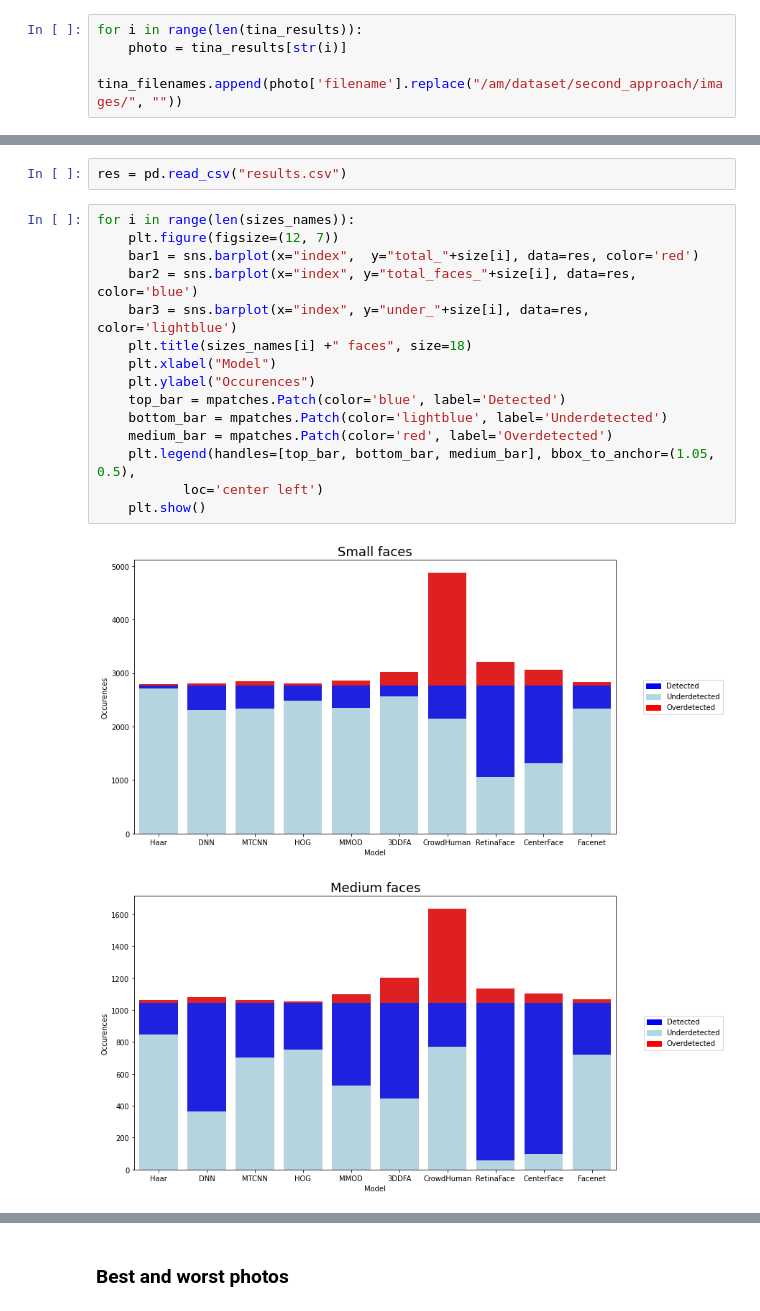
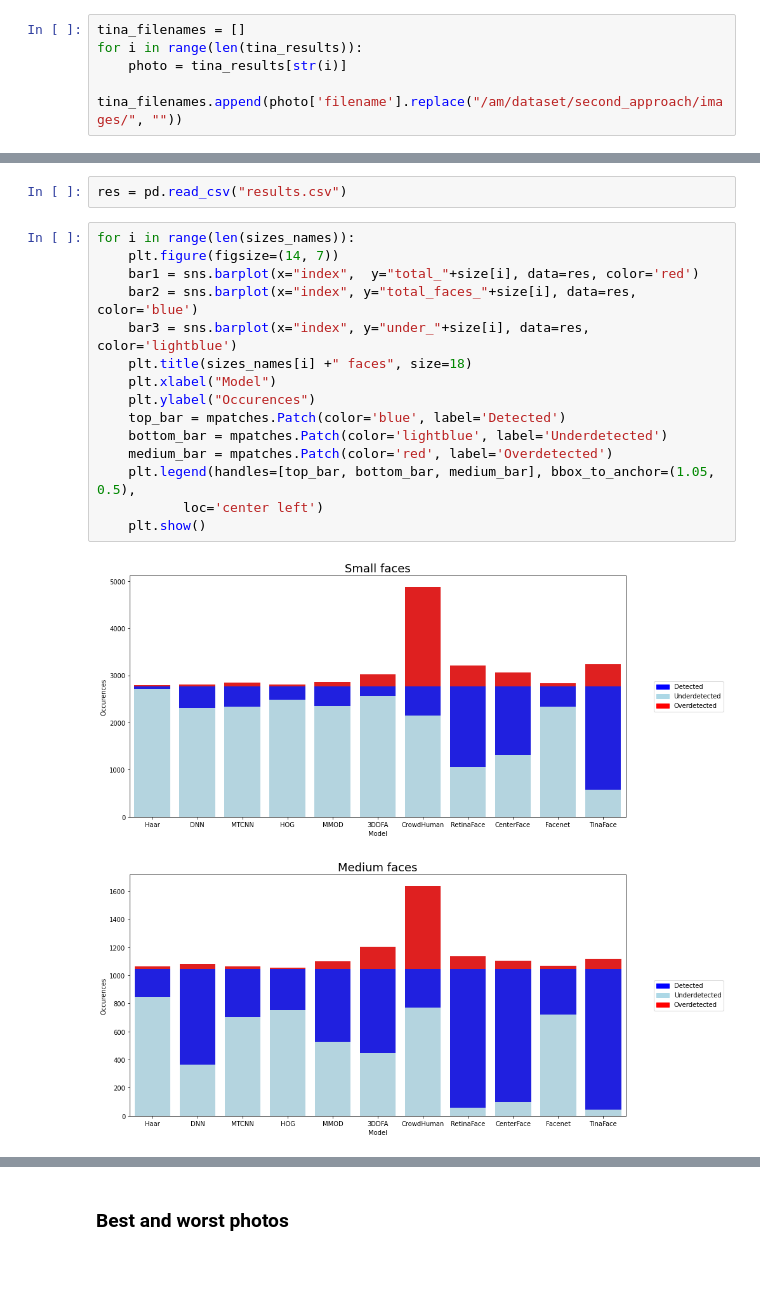
Before and after one commit to amrukwa/mask_detection, a Jupyter notebook: detector_choice.ipynb, the cells around one changed output, grey strips where cells are left out. Saved outputs shown, nothing was run; the diff lists cells and outputs as text; blank space fills up the shorter version.

Commit message:
Get TinaFace results

```diff
--- a/detector_choice.ipynb
+++ b/detector_choice.ipynb
@@ -687,6 +687,7 @@ import json
 with open("vedadet/tina_results.json") as file:
     tina_results = json.load(file)
 # %%
+tina_filenames = []
 for i in range(len(tina_results)):
     photo = tina_results[str(i)]
     tina_filenames.append(photo['filename'].replace("/am/dataset/second_approach/images/", ""))
@@ -975,19 +974,19 @@ size = ["S", "M", "L"]
 res = pd.read_csv("results.csv")
 # %%
 for i in range(len(sizes_names)):
-    plt.figure(figsize=(12, 7))
+    plt.figure(figsize=(14, 7))
     bar1 = sns.barplot(x="index",  y="total_"+size[i], data=res, color='red')
     bar2 = sns.barplot(x="index", y="total_faces_"+size[i], data=res,  color='blue')
     bar3 = sns.barplot(x="index", y="under_"+size[i], data=res,  color='lightblue')
     plt.title(sizes_names[i] +" faces", size=18)
     plt.xlabel("Model")
     plt.ylabel("Occurences")
     top_bar = mpatches.Patch(color='blue', label='Detected')
     bottom_bar = mpatches.Patch(color='lightblue', label='Underdetected')
     medium_bar = mpatches.Patch(color='red', label='Overdetected')
     plt.legend(handles=[top_bar, bottom_bar, medium_bar], bbox_to_anchor=(1.05, 0.5),
            loc='center left')
     plt.show()
 # %% [output]
-[figure, old version]
+[figure, new version]
-[figure, old version]
+[figure, new version]
```
Also changed, not shown: parts of 2 cells of this notebook, 2 other files.
